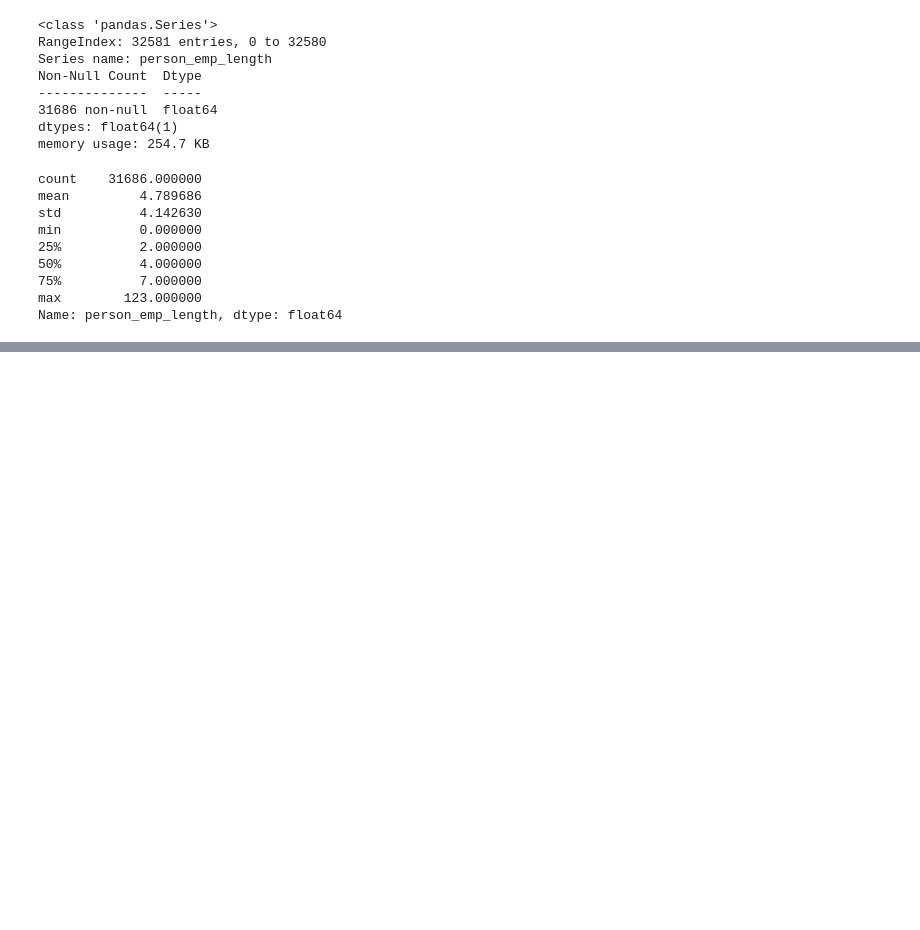
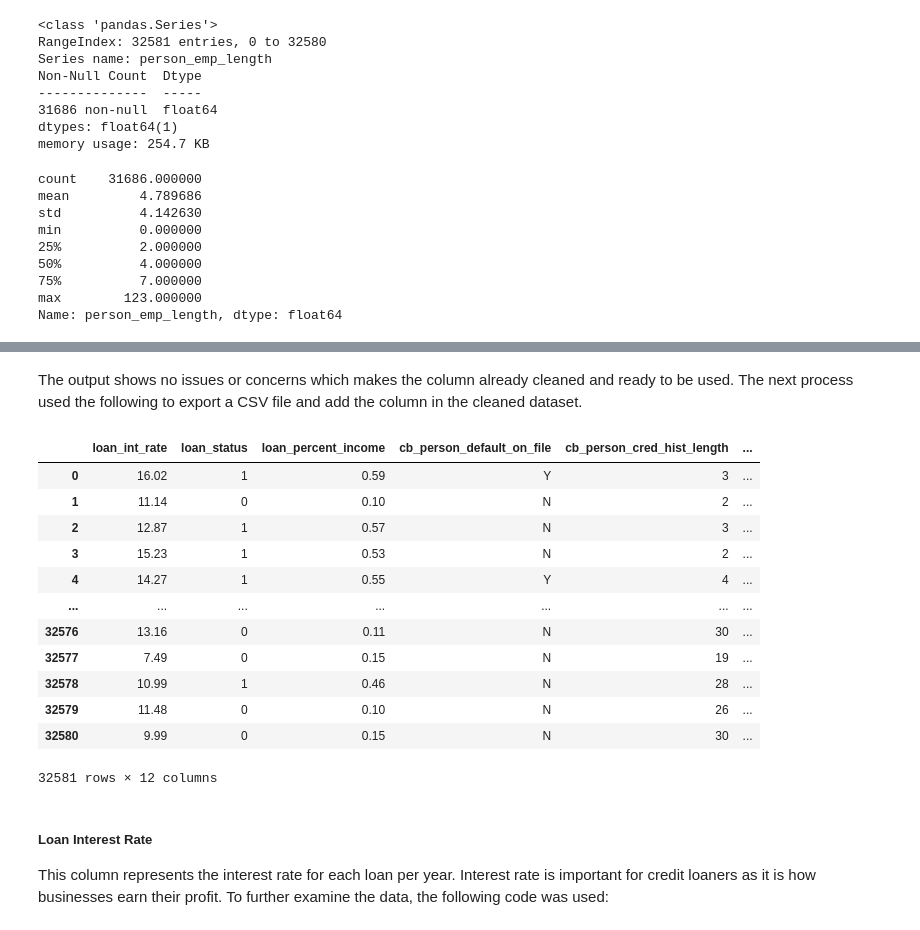
Before and after one commit to Lastlight10/credit_load_risk_data_analysis, a Jupyter notebook: credit_loan.ipynb, the cells around one changed output, grey strips where cells are left out. Saved outputs shown, nothing was run; the diff lists cells and outputs as text; code cells hidden in the pictures; blank space fills up the shorter version.

```diff
--- a/credit_loan.ipynb
+++ b/credit_loan.ipynb
@@ -514,0 +642,3 @@ The grades determine the 'risk' or the frequency of the debter to fall into a hi
+# %%
+loan_grades = dataset['loan_grade']
+loan_grades.info()
@@ -514,0 +675,5 @@ The grades determine the 'risk' or the frequency of the debter to fall into a hi
+# %%
+# Drop the old column, add the new column to the dataset, and create the CSV file
+cleaned_dataset = cleaned_dataset.drop(columns=['loan_grade'])
+cleaned_dataset['Clean_loan_grade'] = loan_grades
+cleaned_dataset['Clean_loan_grade'].to_csv('cleaned_data/cleaned_loan_grade.csv', index=False)
@@ -514,0 +684,3 @@ The grades determine the 'risk' or the frequency of the debter to fall into a hi
+# %%
+loan_amounts = dataset['loan_amnt']
+loan_amounts.info()
@@ -514,0 +708,26 @@ The grades determine the 'risk' or the frequency of the debter to fall into a hi
+# %% [markdown]
+The output shows no issues or concerns which makes the column already cleaned and ready to be used. The next process used the following to export a CSV file and add the column in the cleaned dataset.
+# %%
+# Drop the old column, add the new column to the dataset, and create the CSV file
+cleaned_dataset = cleaned_dataset.drop(columns=['loan_amnt'])
+cleaned_dataset['Clean_loan_amnt'] = loan_amounts
+cleaned_dataset['Clean_loan_amnt'].to_csv('cleaned_data/cleaned_loan_amnt.csv', index=False)
+cleaned_dataset
+# %% [output]
+|  | loan_int_rate | loan_status | loan_percent_income | cb_person_default_on_file | cb_person_cred_hist_length | ... |
+| 0 | 16.02 | 1 | 0.59 | Y | 3 | ... |
+| 1 | 11.14 | 0 | 0.10 | N | 2 | ... |
+| 2 | 12.87 | 1 | 0.57 | N | 3 | ... |
+| 3 | 15.23 | 1 | 0.53 | N | 2 | ... |
+| 4 | 14.27 | 1 | 0.55 | Y | 4 | ... |
+| ... | ... | ... | ... | ... | ... | ... |
+| 32576 | 13.16 | 0 | 0.11 | N | 30 | ... |
+| 32577 | 7.49 | 0 | 0.15 | N | 19 | ... |
+| 32578 | 10.99 | 1 | 0.46 | N | 28 | ... |
+| 32579 | 11.48 | 0 | 0.10 | N | 26 | ... |
+| 32580 | 9.99 | 0 | 0.15 | N | 30 | ... |
+32581 rows × 12 columns
+# %% [markdown]
+##### Loan Interest Rate
+
+This column represents the interest rate for each loan per year. Interest rate is important for credit loaners as it is how businesses earn their profit. To further examine the data, the following code was used:
```
Also changed, not shown: parts of 40 cells of this notebook, 7 other files.
